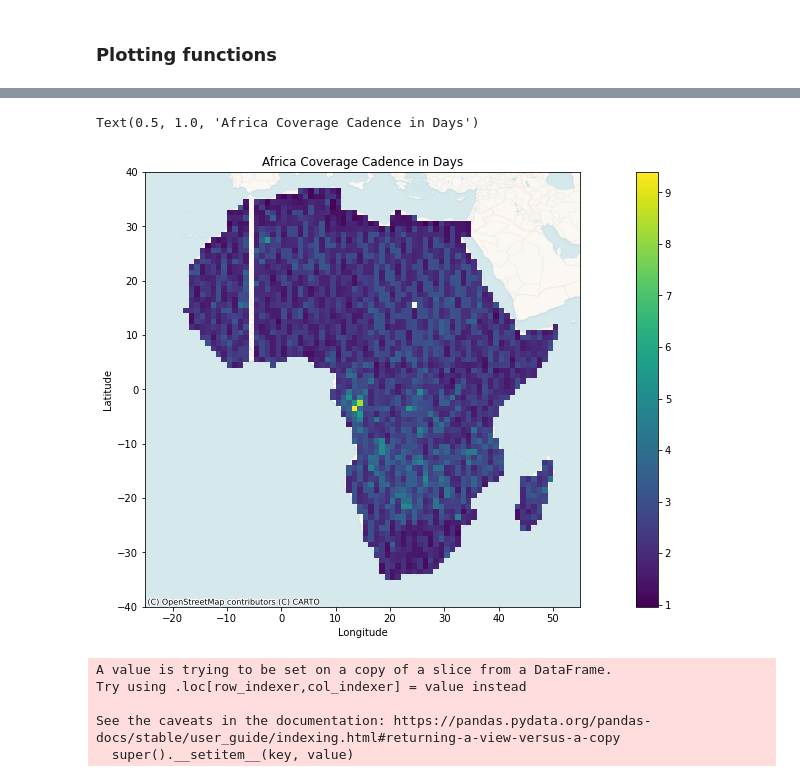
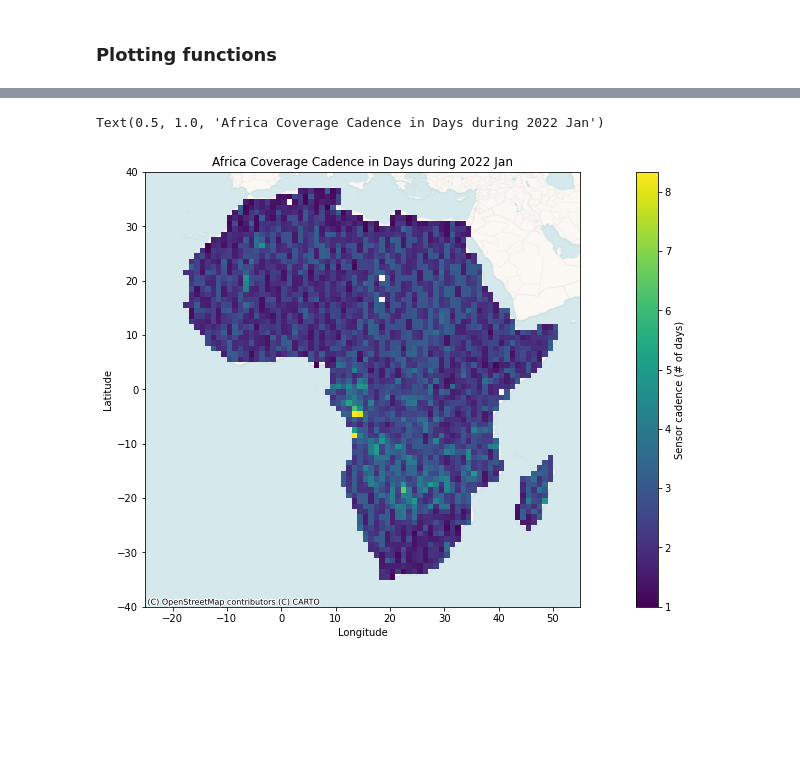
Before and after one commit to OPERA-Cal-Val/OPERA_coverage, a Jupyter notebook: notebooks/2_Filter_Plot.ipynb, the cells around one changed output, grey strips where cells are left out. Cells and saved outputs as stored; diff of their text form; code cells hidden in the pictures; blank space fills up the shorter version.

```diff
--- a/notebooks/2_Filter_Plot.ipynb
+++ b/notebooks/2_Filter_Plot.ipynb
@@ -80,5 +87,3 @@ continents = {}
 for i in range(len(continent_list)):
     with open(dfs[i], 'rb') as f:
         continents[continent_list[i]] = pickle.load(f)
-# %%
-df = get_boxes(africa)
@@ -101,21 +104,12 @@ plt.title('Global Coverage Cadence in Days')
 # %%
 fig, ax = plt.subplots(figsize=(20,8))
 ax.set_xlim(-25,55)
 ax.set_ylim(-40,40)
-africa_plot = df.plot(column='av_cad_days', ax=ax, legend=True)
+df.plot(column='av_cad_days', ax=ax, legend=True, legend_kwds={'label': "Sensor cadence (# of days)"})
 cx.add_basemap(ax=ax,crs='EPSG:4326',source=cx.providers.CartoDB.VoyagerNoLabels)
 plt.xlabel('Longitude')
 plt.ylabel('Latitude')
-plt.title('Africa Coverage Cadence in Days')
+plt.title('Africa Coverage Cadence in Days during 2022 Jan')
 # %% [output]
-Text(0.5, 1.0, 'Africa Coverage Cadence in Days')
+Text(0.5, 1.0, 'Africa Coverage Cadence in Days during 2022 Jan')
-[figure, old version]
+[figure, new version]
-# %%
-test_df = africa[africa.sensor == 'sentinel1']
-test_df = get_boxes(test_df)
-# %% [output]
-A value is trying to be set on a copy of a slice from a DataFrame.
-Try using .loc[row_indexer,col_indexer] = value instead
-
-See the caveats in the documentation: https://pandas.pydata.org/pandas-docs/stable/user_guide/indexing.html#returning-a-view-versus-a-copy
-  super().__setitem__(key, value)
```
Also changed, not shown: parts of 51 cells of this notebook, 5 other files.
